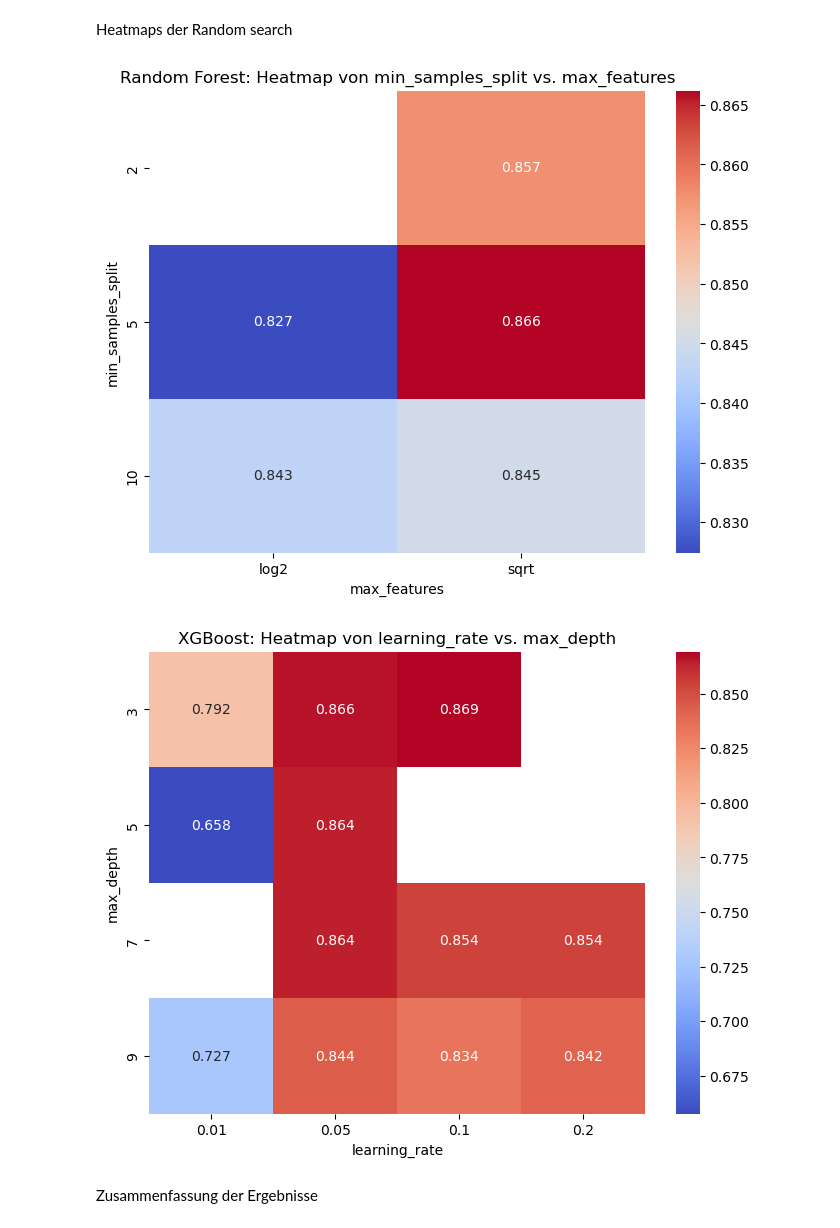
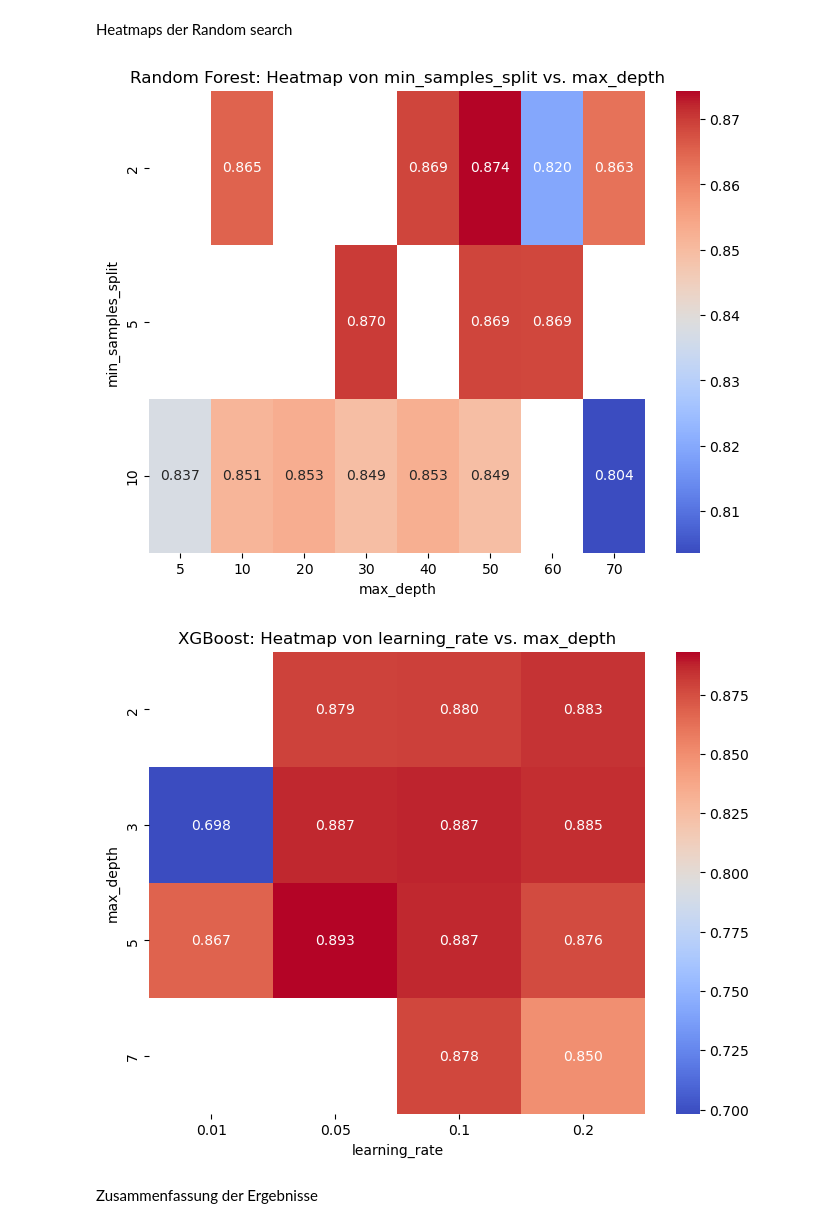
Before and after one commit to philhap/DS-Projektarbeit-Philipp-Heppler-Bike-Sharing, a Jupyter notebook: Digethic_Projektarbeit24_DS.ipynb, the cells around one changed output. Saved outputs shown, nothing was run; the diff lists cells and outputs as text; code cells hidden in the pictures.

```diff
--- a/Digethic_Projektarbeit24_DS.ipynb
+++ b/Digethic_Projektarbeit24_DS.ipynb
@@ -456,8 +463,8 @@ MSE Lineare Reggresion: 643174.2409258478
 # %%
 from sklearn.preprocessing import PolynomialFeatures
 
-# Erstelle Polynom-Features (z.B. Grad 3)
-poly = PolynomialFeatures(degree=3)
+# Erstellen von Polynom-Features
+poly = PolynomialFeatures(degree=2)
 X_train_poly = poly.fit_transform(X_train)
 X_test_poly = poly.transform(X_test)
 
@@ -530,16 +537,16 @@ from sklearn.model_selection import RandomizedSearchCV
 
 # Definiere den Parameterraum für Random Forest (angepasst)
 param_dist_rf = {
-    'n_estimators': [100, 200, 300, 400, 500],
-    'max_features': ['sqrt', 'log2', None],  # Entferne 'auto' wenn es nicht unterstützt wird
-    'max_depth': [None, 10, 20, 30, 40, 50],
+    'n_estimators': [100, 200, 300, 400, 500, 600, 700],
+    'max_features': ['sqrt', 'log2', None],
+    'max_depth': [None, 5, 10, 20, 30, 40, 50, 60, 70],
     'min_samples_split': [2, 5, 10],
     'min_samples_leaf': [1, 2, 4],
     'bootstrap': [True, False]
 }
 
 # RandomizedSearchCV für Random Forest
-random_search_rf = RandomizedSearchCV(RandomForestRegressor(random_state=42),
+random_search_rf = RandomizedSearchCV(RandomForestRegressor(random_state=43),
                                        param_distributions=param_dist_rf,
                                        n_iter=20, scoring='r2', cv=5,
                                        random_state=42, n_jobs=-1, error_score='raise')
@@ -646,14 +652,14 @@ from sklearn.model_selection import RandomizedSearchCV
 param_dist = {
     'n_estimators': [100, 200, 300],
     'learning_rate': [0.01, 0.05, 0.1, 0.2],
-    'max_depth': [3, 5, 7, 9],
-    'subsample': [0.6, 0.8, 1.0],
-    'colsample_bytree': [0.6, 0.8, 1.0]
+    'max_depth': [2, 3, 5, 7, 9],
+    'subsample': [0.4, 0.6, 0.8, 1.0],
+    'colsample_bytree': [0.4, 0.6, 0.8, 1.0]
 }
 
 # RandomizedSearchCV für XGBoost mit dem bereits definierten Modell
 random_search_xgb = RandomizedSearchCV(xgb_model, param_distributions=param_dist,
-                                       n_iter=20, scoring='r2', cv=5, random_state=42, n_jobs=-1)
+                                       n_iter=20, scoring='r2', cv=5, random_state=43, n_jobs=-1)
 
 # Fit auf Trainingsdaten
 random_search_xgb.fit(X_train, y_train)
@@ -719,33 +723,33 @@ rf_results = pd.DataFrame(random_search_rf.cv_results_)
 
 # Pivot-Tabelle erstellen, um min_samples_split und max_features als Achsen zu verwenden und den mean_test_score zu füllen
 pivot_rf = rf_results.pivot_table(values='mean_test_score', index='param_min_samples_split',
-                                  columns='param_max_features')
+                                  columns='param_max_depth')
 # %%
 # Erstelle ein DataFrame aus den Random Search-Ergebnissen für XGBoost
 xgb_results = pd.DataFrame(random_search_xgb.cv_results_)
 
 # Pivot-Tabelle erstellen, um learning_rate und max_depth als Achsen zu verwenden und den mean_test_score zu füllen
 pivot_xgb = xgb_results.pivot_table(values='mean_test_score', index='param_max_depth',
                                     columns='param_learning_rate')
 
 # Heatmap für Random Forest
 plt.figure(figsize=(8, 6))
 sns.heatmap(pivot_rf, annot=True, cmap='coolwarm', fmt='.3f')
-plt.title('Random Forest: Heatmap von min_samples_split vs. max_features')
-plt.xlabel('max_features')
+plt.title('Random Forest: Heatmap von min_samples_split vs. max_depth')
+plt.xlabel('max_depth')
 plt.ylabel('min_samples_split')
 plt.show()
 
 # Heatmap für XGBoost
 plt.figure(figsize=(8, 6))
 sns.heatmap(pivot_xgb, annot=True, cmap='coolwarm', fmt='.3f')
 plt.title('XGBoost: Heatmap von learning_rate vs. max_depth')
 plt.xlabel('learning_rate')
 plt.ylabel('max_depth')
 plt.show()
 # %% [output]
-[figure, old version]
+[figure, new version]
-[figure, old version]
+[figure, new version]
 # %% [markdown]
 Zusammenfassung der Ergebnisse
 # %%
```
Also changed, not shown: parts of 35 cells of this notebook.
